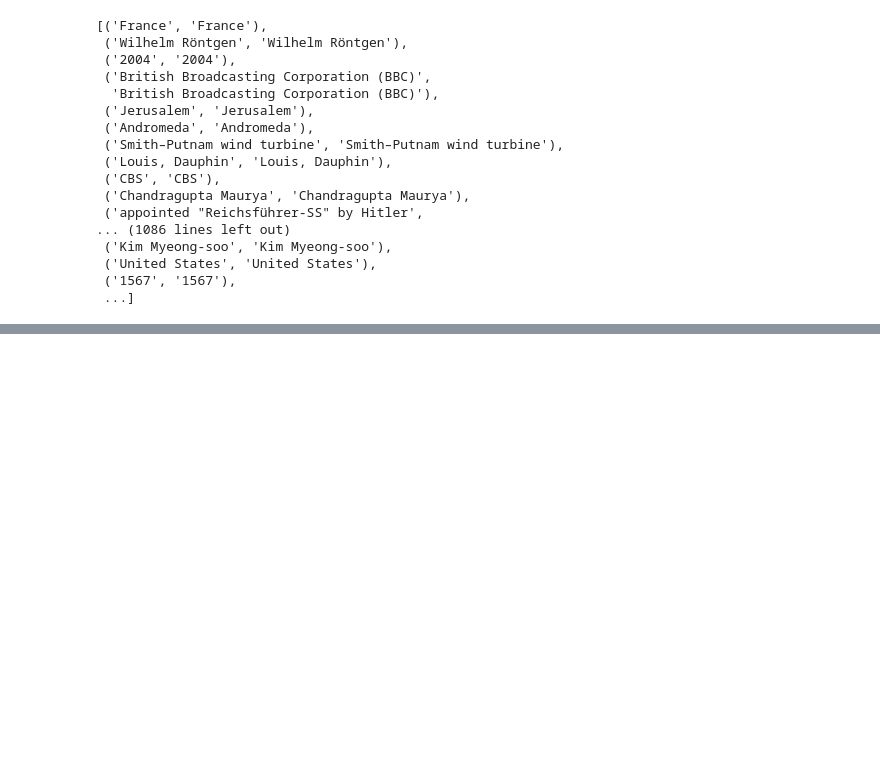
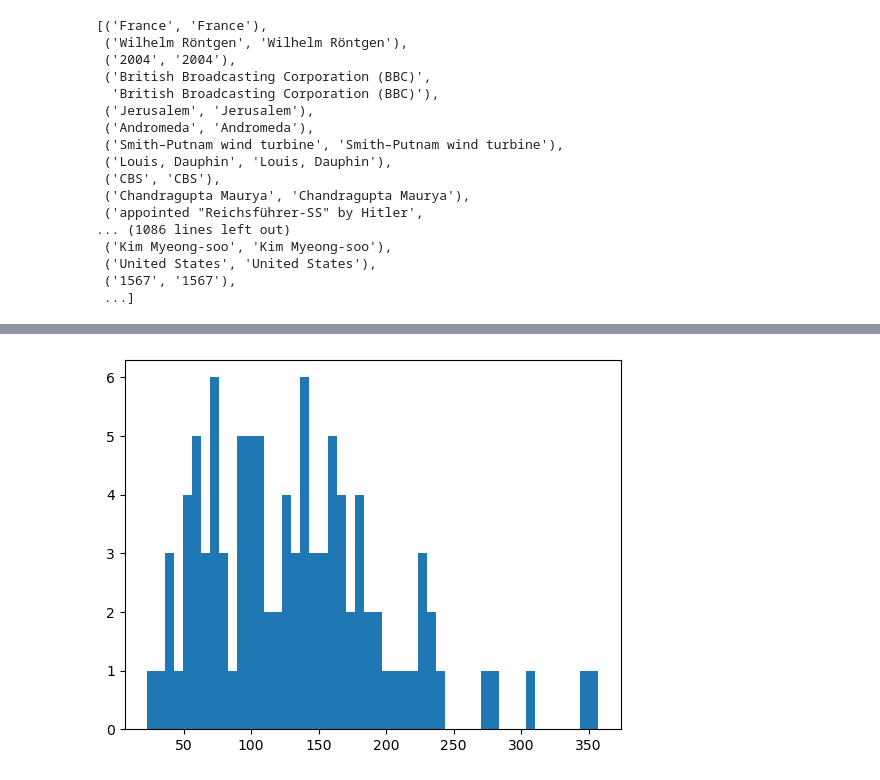
Before and after one commit to nygaardlarsen/NLP-Project, a Jupyter notebook: week40.ipynb, the cells around one changed output, grey strips where cells are left out. Saved outputs shown, nothing was run; the diff lists cells and outputs as text; code cells hidden in the pictures; blank space fills up the shorter version.

Commit message:
training, but model is not learning

```diff
--- a/week40.ipynb
+++ b/week40.ipynb
@@ -57,4 +58,9 @@ df_train = df_train[df_train['lang'].isin(['ar', 'te', 'ko'])]
  ('United States', 'United States'),
  ('1567', '1567'),
  ...]
+# %%
+modelName = "distilbert-base-multilingual-cased"
+
+
+tokenizer = AutoTokenizer.from_pretrained(modelName)
 # %%
@@ -132,0 +411,21 @@ world           ->  O -> (502,507)
+# %%
+train_n = 1000
+val_m = 500
+
+train_subset = df_train.sample(n=train_n, random_state=42)
+val_subset   = df_val.sample(n=val_m, random_state=42)
+
+
+encoded_train = tokenize_dataset(train_subset, tokenizer)
+encoded_val = tokenize_dataset(val_subset, tokenizer)
+
+trainer = Trainer(
+    model=weighted_model,
+    args=training_args,
+    train_dataset=encoded_train,  # dit tokeniserede træningsdataset
+    eval_dataset=encoded_val,     # dit tokeniserede valideringsdataset
+    tokenizer=tokenizer,
+    data_collator=data_collator,
+    compute_metrics=compute_qa_metrics
+
+)
@@ -132,0 +512,7 @@ world           ->  O -> (502,507)
+# %%
+lengths = [len(tokenizer(q, c)["input_ids"]) for q, c in zip(train_subset["question"], train_subset["context"])]
+import matplotlib.pyplot as plt
+plt.hist(lengths, bins=50)
+plt.show()
+# %% [output]
+[figure, added]
```
Also changed, not shown: parts of 15 cells of this notebook, 16 other files.
